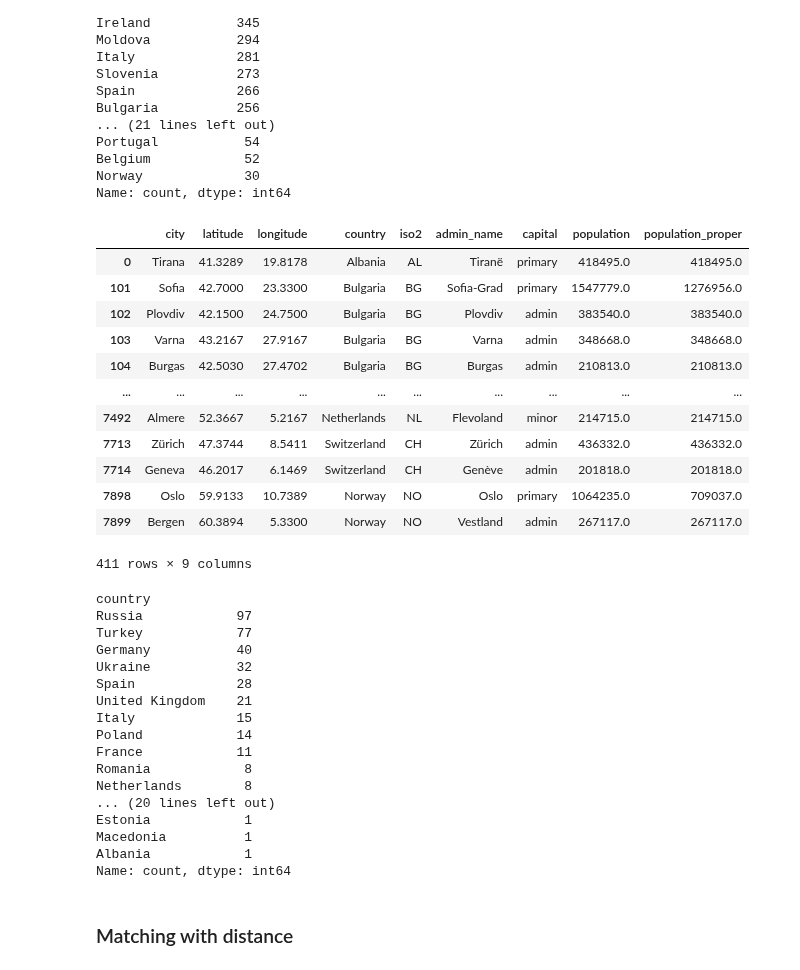
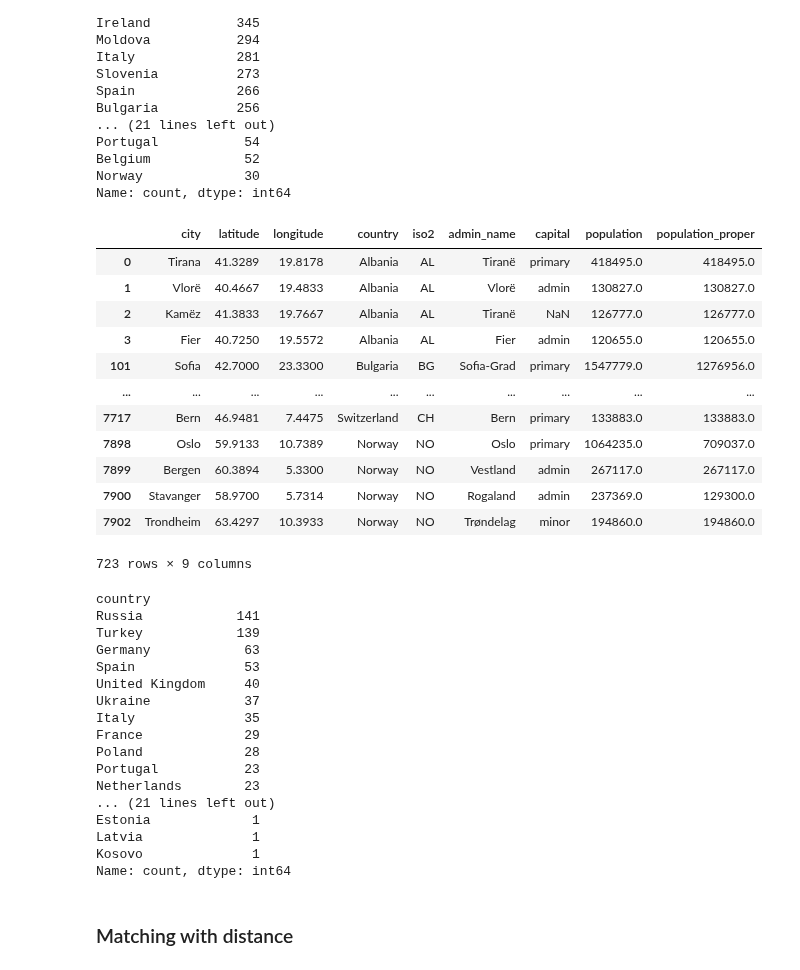
Before and after one commit to RabDou44/DOPP_group18, a Jupyter notebook: final notebook/comparing_train_airport_cities.ipynb, the cells around one changed output. Cells and saved outputs as stored; diff of their text form; code cells hidden in the pictures.

```diff
--- a/final notebook/comparing_train_airport_cities.ipynb
+++ b/final notebook/comparing_train_airport_cities.ipynb
@@ -677,41 +677,41 @@ Norway             30
 Name: count, dtype: int64
 # %%
 # TODO: is the threshold good?
-big_cities_info = cities_info[cities_info['population_proper'] > 200000] # to avoid problems with small cities
+big_cities_info = cities_info[cities_info['population_proper'] > 120000] # to avoid problems with small cities
 big_cities_info
 # %% [output]
 |  | city | latitude | longitude | country | iso2 | admin_name | capital | population | population_proper |
 | 0 | Tirana | 41.3289 | 19.8178 | Albania | AL | Tiranë | primary | 418495.0 | 418495.0 |
+| 1 | Vlorë | 40.4667 | 19.4833 | Albania | AL | Vlorë | admin | 130827.0 | 130827.0 |
+| 2 | Kamëz | 41.3833 | 19.7667 | Albania | AL | Tiranë | NaN | 126777.0 | 126777.0 |
+| 3 | Fier | 40.7250 | 19.5572 | Albania | AL | Fier | admin | 120655.0 | 120655.0 |
 | 101 | Sofia | 42.7000 | 23.3300 | Bulgaria | BG | Sofia-Grad | primary | 1547779.0 | 1276956.0 |
-| 102 | Plovdiv | 42.1500 | 24.7500 | Bulgaria | BG | Plovdiv | admin | 383540.0 | 383540.0 |
-| 103 | Varna | 43.2167 | 27.9167 | Bulgaria | BG | Varna | admin | 348668.0 | 348668.0 |
-| 104 | Burgas | 42.5030 | 27.4702 | Bulgaria | BG | Burgas | admin | 210813.0 | 210813.0 |
 | ... | ... | ... | ... | ... | ... | ... | ... | ... | ... |
-| 7492 | Almere | 52.3667 | 5.2167 | Netherlands | NL | Flevoland | minor | 214715.0 | 214715.0 |
-| 7713 | Zürich | 47.3744 | 8.5411 | Switzerland | CH | Zürich | admin | 436332.0 | 436332.0 |
-| 7714 | Geneva | 46.2017 | 6.1469 | Switzerland | CH | Genève | admin | 201818.0 | 201818.0 |
+| 7717 | Bern | 46.9481 | 7.4475 | Switzerland | CH | Bern | primary | 133883.0 | 133883.0 |
 | 7898 | Oslo | 59.9133 | 10.7389 | Norway | NO | Oslo | primary | 1064235.0 | 709037.0 |
 | 7899 | Bergen | 60.3894 | 5.3300 | Norway | NO | Vestland | admin | 267117.0 | 267117.0 |
+| 7900 | Stavanger | 58.9700 | 5.7314 | Norway | NO | Rogaland | admin | 237369.0 | 129300.0 |
+| 7902 | Trondheim | 63.4297 | 10.3933 | Norway | NO | Trøndelag | minor | 194860.0 | 194860.0 |
-411 rows × 9 columns
+723 rows × 9 columns
 # %%
 big_cities_info['country'].value_counts()
 # %% [output]
 country
-Russia            97
-Turkey            77
-Germany           40
-Ukraine           32
-Spain             28
-United Kingdom    21
-Italy             15
-Poland            14
-France            11
-Romania            8
-Netherlands        8
-... (20 lines left out)
-Estonia            1
-Macedonia          1
-Albania            1
+Russia            141
+Turkey            139
+Germany            63
+Spain              53
+United Kingdom     40
+Ukraine            37
+Italy              35
+France             29
+Poland             28
+Portugal           23
+Netherlands        23
+... (21 lines left out)
+Estonia             1
+Latvia              1
+Kosovo              1
 Name: count, dtype: int64
 # %% [markdown]
 ### Matching with distance
```
Also changed, not shown: parts of 10 cells of this notebook.
